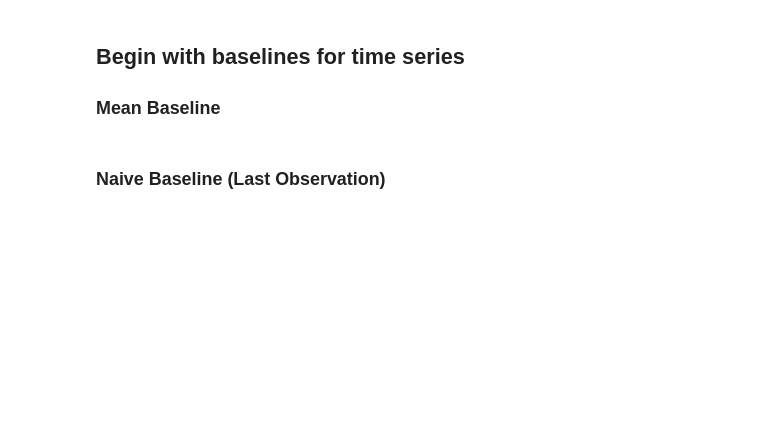
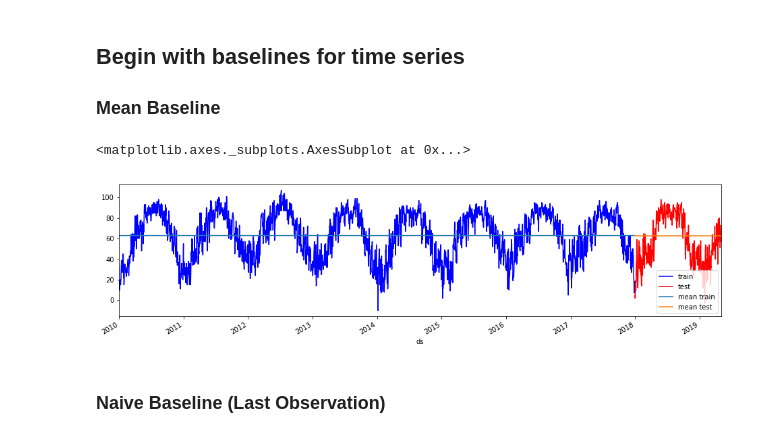
Before and after one commit to bloominstituteoftechnology/DS-Unit-2-Regression-1, a Jupyter notebook: module2-evaluating-forecasts/evaluating_forecasts.ipynb, the cells around one changed output. Drawn from its saved outputs; the diff is of its cells as text; code cells hidden in the pictures; blank space fills up the shorter version.

```diff
--- a/module2-evaluating-forecasts/evaluating_forecasts.ipynb
+++ b/module2-evaluating-forecasts/evaluating_forecasts.ipynb
@@ -168,2 +195,14 @@ weather = (pd.read_csv(url, parse_dates=['DATE'])
+# %%
+# TODO
+train['mean_baseline'] = train['y'].mean()
+test['mean_baseline'] = train['y'].mean()
+# %%
+ax = train.plot(x='ds',y='y',color='blue',label='train',figsize=(16,4))
+test.plot(x='ds',y='y',color='red',label='test',ax=ax)
+train.plot(x='ds',y='mean_baseline',label='mean train',ax=ax)
+test.plot(x='ds',y='mean_baseline',label='mean test',ax=ax)
+# %% [output]
+<matplotlib.axes._subplots.AxesSubplot at 0x...>
+[figure, added]
 # %% [markdown]
 ### Naive Baseline (Last Observation)
```
Also changed, not shown: parts of 22 cells of this notebook, 15 other files.
